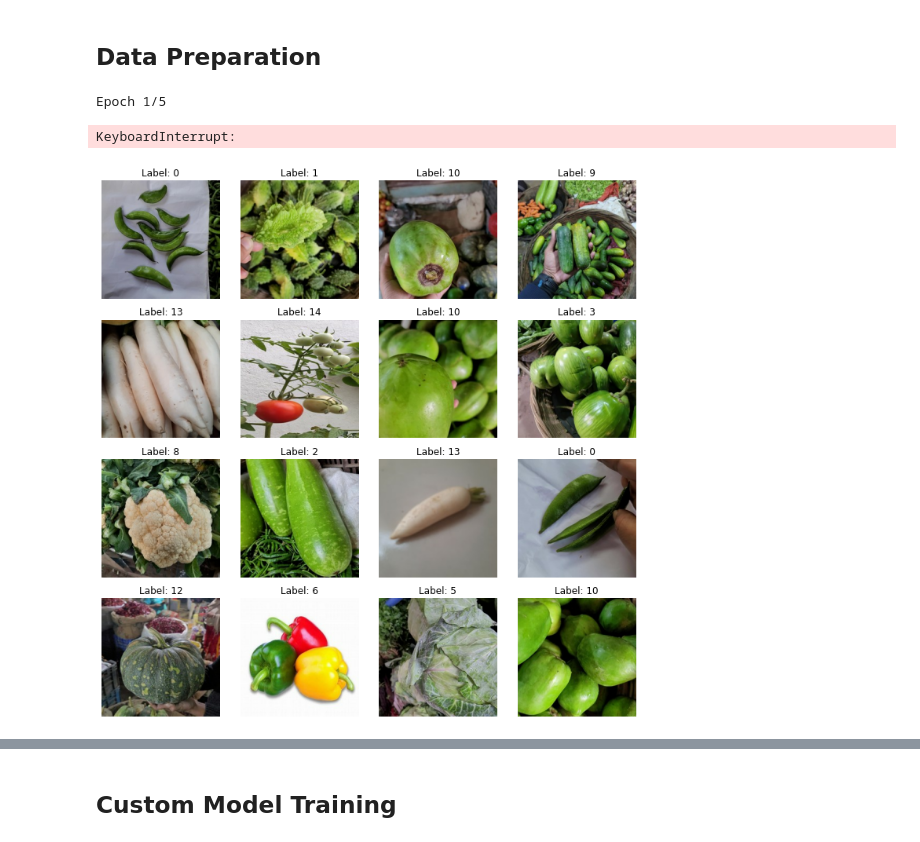
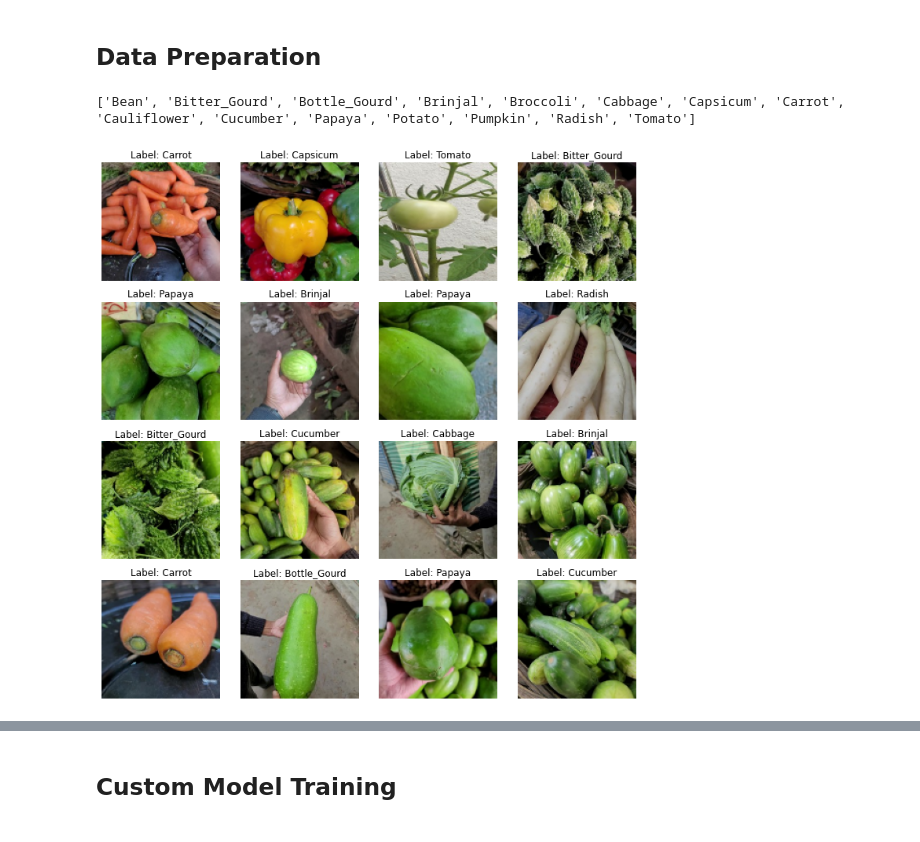
Before and after one commit to guochuanyong/ItML_Project_2_Students, a Jupyter notebook: example_start.ipynb, the cells around one changed output, grey strips where cells are left out. Drawn from its saved outputs; the diff is of its cells as text; code cells hidden in the pictures.

```diff
--- a/example_start.ipynb
+++ b/example_start.ipynb
@@ -125,42 +128,24 @@ Found 15000 files belonging to 15 classes.
 Found 3000 files belonging to 15 classes.
 # %% [markdown]
 ## Data Preparation
-# %%
-# Set the control switch variable to control loading of saved weights
-load_model_weights = False
-
-# Check if we need to load saved weights or not
-if load_model_weights:
-    # Load saved weights
-    weights_path = 'path/to/saved/weights'
-    if os.path.exists(weights_path):
-        model.load_weights(weights_path)
-        print('Model weights loaded successfully.')
-    else:
-        print('Error: Could not find the saved weights file.')
-else:
-    # Train the model
-    history = model.fit(train_generator,
-                        epochs=5,
-                        validation_data=validation_generator,
-                        steps_per_epoch=steps_per_epoch)
-# %% [output]
-Epoch 1/5
-KeyboardInterrupt:
+# %%
+#Print the names of all the classes in the training dataset.
+train_dir = 'Vegetable Images/train'
+class_names = os.listdir(train_dir)
+print(class_names)
+# %% [output]
+['Bean', 'Bitter_Gourd', 'Bottle_Gourd', 'Brinjal', 'Broccoli', 'Cabbage', 'Capsicum', 'Carrot', 'Cauliflower', 'Cucumber', 'Papaya', 'Potato', 'Pumpkin', 'Radish', 'Tomato']
 # %%
-import matplotlib.pyplot as plt
-
-# Get the first batch of images and labels
+#Visualize some random images in the training dataset
 images, labels = next(iter(train_ds))
 
-# Plot the images
 fig, axes = plt.subplots(nrows=4, ncols=4, figsize=(10, 10))
 for i, ax in enumerate(axes.flat):
     ax.imshow(images[i].numpy().astype("uint8"))
-    ax.set_title(f"Label: {labels[i].numpy().argmax()}")
+    ax.set_title(f"Label: {class_names[labels[i].numpy().argmax()]}")
     ax.axis("off")
 
 plt.tight_layout()
 plt.show()
 # %% [output]
-[figure, old version]
+[figure, new version]
```
Also changed, not shown: parts of 22 cells of this notebook, 2 other files.
